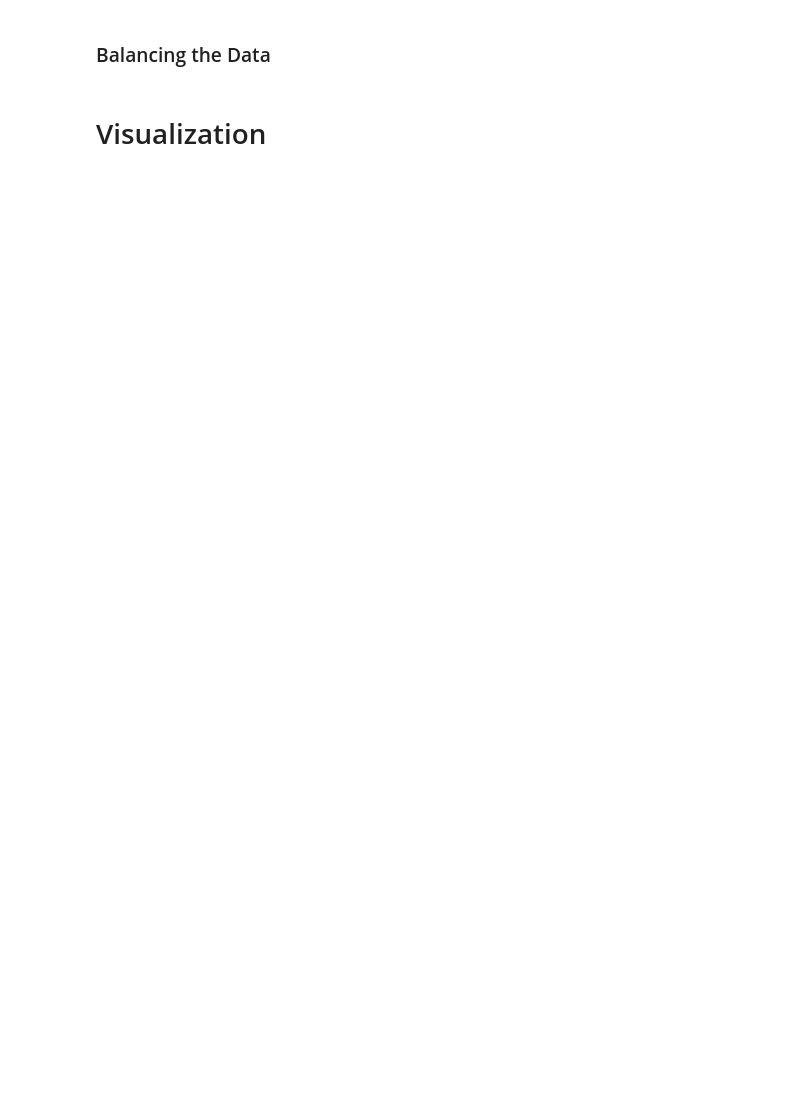
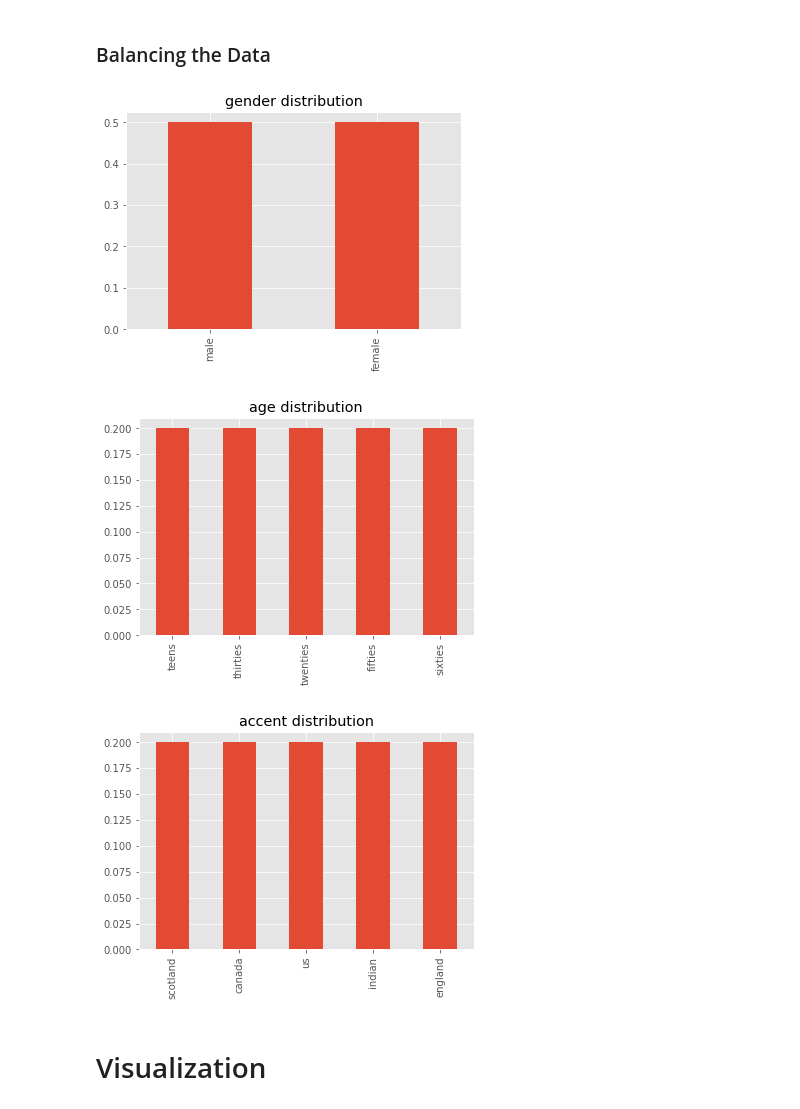
Before and after one commit to Risto-R/IDS-Project, a Jupyter notebook: Notebook.ipynb, the cells around one changed output. Cells and saved outputs as stored; diff of their text form; code cells hidden in the pictures; blank space fills up the shorter version.

```diff
--- a/Notebook.ipynb
+++ b/Notebook.ipynb
@@ -332,3 +352,11 @@ Text(0.5, 1.0, 'Accent distribution')
+# %%
+distribution_plotter(data_gender,"gender")
+distribution_plotter(data_age,"age")
+distribution_plotter(data_accent,"accent")
+# %% [output]
+[figure, added]
+[figure, added]
+[figure, added]
 # %% [markdown]
 # Visualization
 # %%
```
Also changed, not shown: parts of 16 cells of this notebook.
